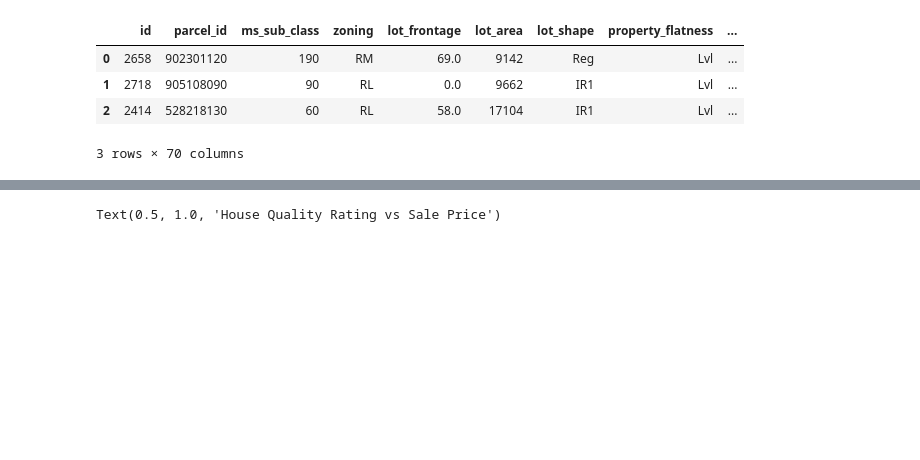
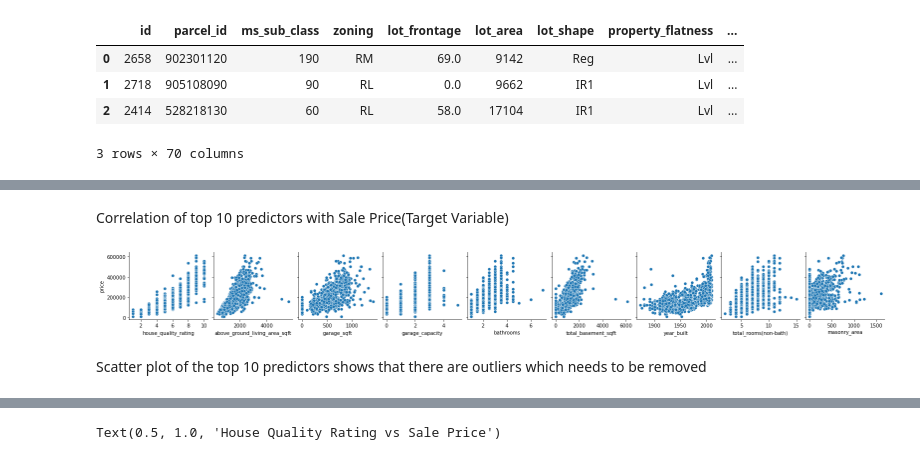
Before and after one commit to vaishnavibrungi/ames_iowa, a Jupyter notebook: ames_housing_predictions.ipynb, the cells around one changed output, grey strips where cells are left out. Saved outputs shown, nothing was run; the diff lists cells and outputs as text; code cells hidden in the pictures; blank space fills up the shorter version.

```diff
--- a/ames_housing_predictions.ipynb
+++ b/ames_housing_predictions.ipynb
@@ -471,0 +442,11 @@ plt.ylabel('features', fontsize=10);
+# %% [markdown]
+Correlation of top 10 predictors with Sale Price(Target Variable)
+# %%
+sns.pairplot(data=train_data,
+                  x_vars=['house_quality_rating', 'above_ground_living_area_sqft', 'garage_sqft','garage_capacity','bathrooms',
+                        'total_basement_sqft','year_built','total_rooms(non-bath)','masonry_area' ],
+             y_vars=['price']);
+# %% [output]
+[figure, added]
+# %% [markdown]
+Scatter plot of the top 10 predictors shows that there are outliers which needs to be removed
```
Also changed, not shown: parts of 128 cells of this notebook.
